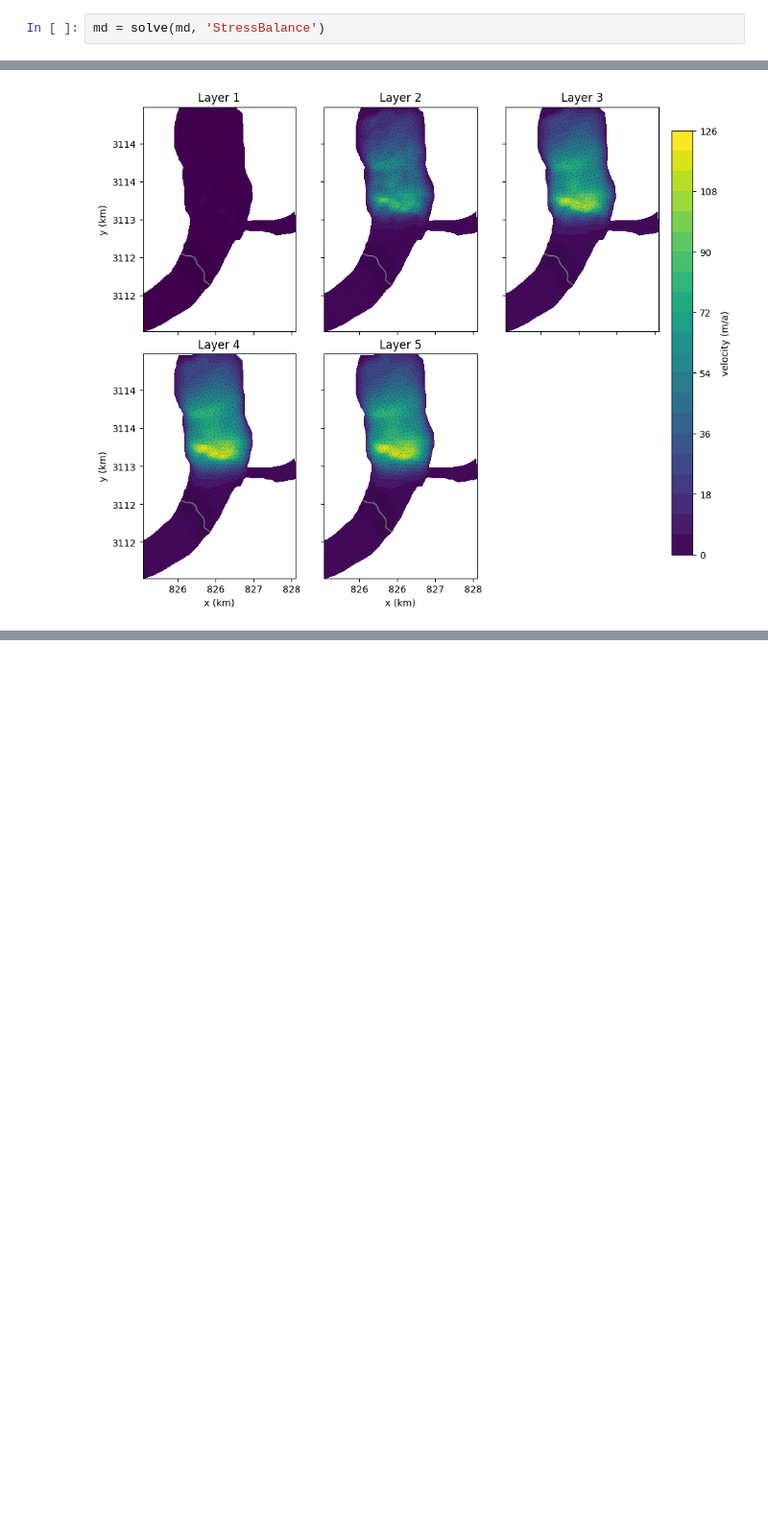
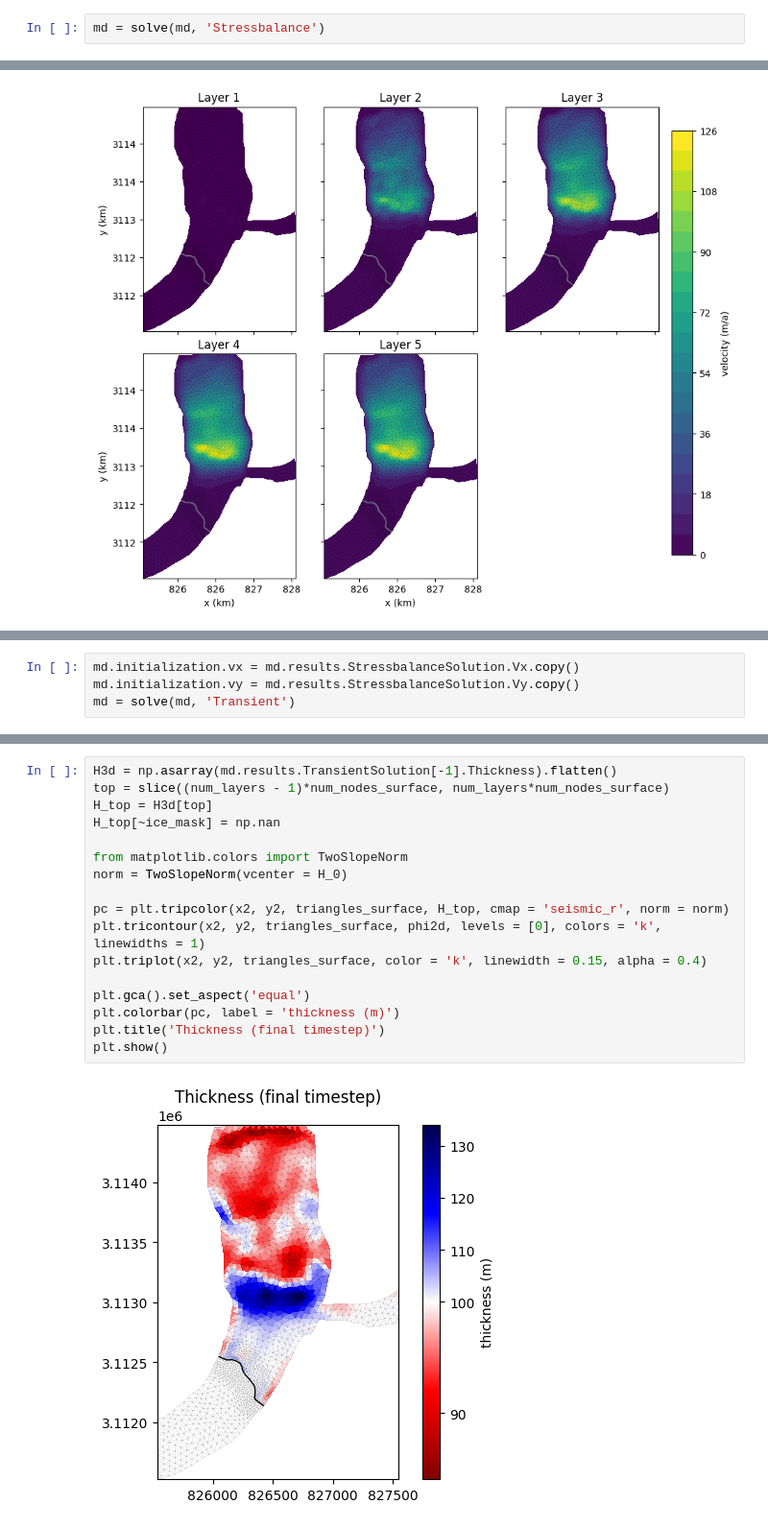
Before and after one commit to chrismiele/glimmer, a Jupyter notebook: issm/luggye_HO_model.ipynb, the cells around one changed output, grey strips where cells are left out. Shown at 96% size. Saved outputs shown, nothing was run; the diff lists cells and outputs as text; blank space fills up the shorter version.

```diff
--- a/issm/luggye_HO_model.ipynb
+++ b/issm/luggye_HO_model.ipynb
@@ -419,5 +442,5 @@ md = md.extrude(5, 1, 4) if md.flowequation.isHO else md
 # %%
-md = solve(md, 'StressBalance')
+md = solve(md, 'Stressbalance')
 # %% [output]
 checking model consistency
 marshalling file 'HO_dome_tutorial'.bin
@@ -476,0 +504,4 @@ plt.show()
+# %%
+md.initialization.vx = md.results.StressbalanceSolution.Vx.copy()
+md.initialization.vy = md.results.StressbalanceSolution.Vy.copy()
+md = solve(md, 'Transient')
@@ -476,0 +526,19 @@ plt.show()
+# %%
+H3d = np.asarray(md.results.TransientSolution[-1].Thickness).flatten()
+top = slice((num_layers - 1)*num_nodes_surface, num_layers*num_nodes_surface)
+H_top = H3d[top]
+H_top[~ice_mask] = np.nan
+
+from matplotlib.colors import TwoSlopeNorm
+norm = TwoSlopeNorm(vcenter = H_0)
+
+pc = plt.tripcolor(x2, y2, triangles_surface, H_top, cmap = 'seismic_r', norm = norm)
+plt.tricontour(x2, y2, triangles_surface, phi2d, levels = [0], colors = 'k', linewidths = 1)
+plt.triplot(x2, y2, triangles_surface, color = 'k', linewidth = 0.15, alpha = 0.4)
+
+plt.gca().set_aspect('equal')
+plt.colorbar(pc, label = 'thickness (m)')
+plt.title('Thickness (final timestep)')
+plt.show()
+# %% [output]
+[figure, added]
```
Also changed, not shown: parts of 5 cells of this notebook.
